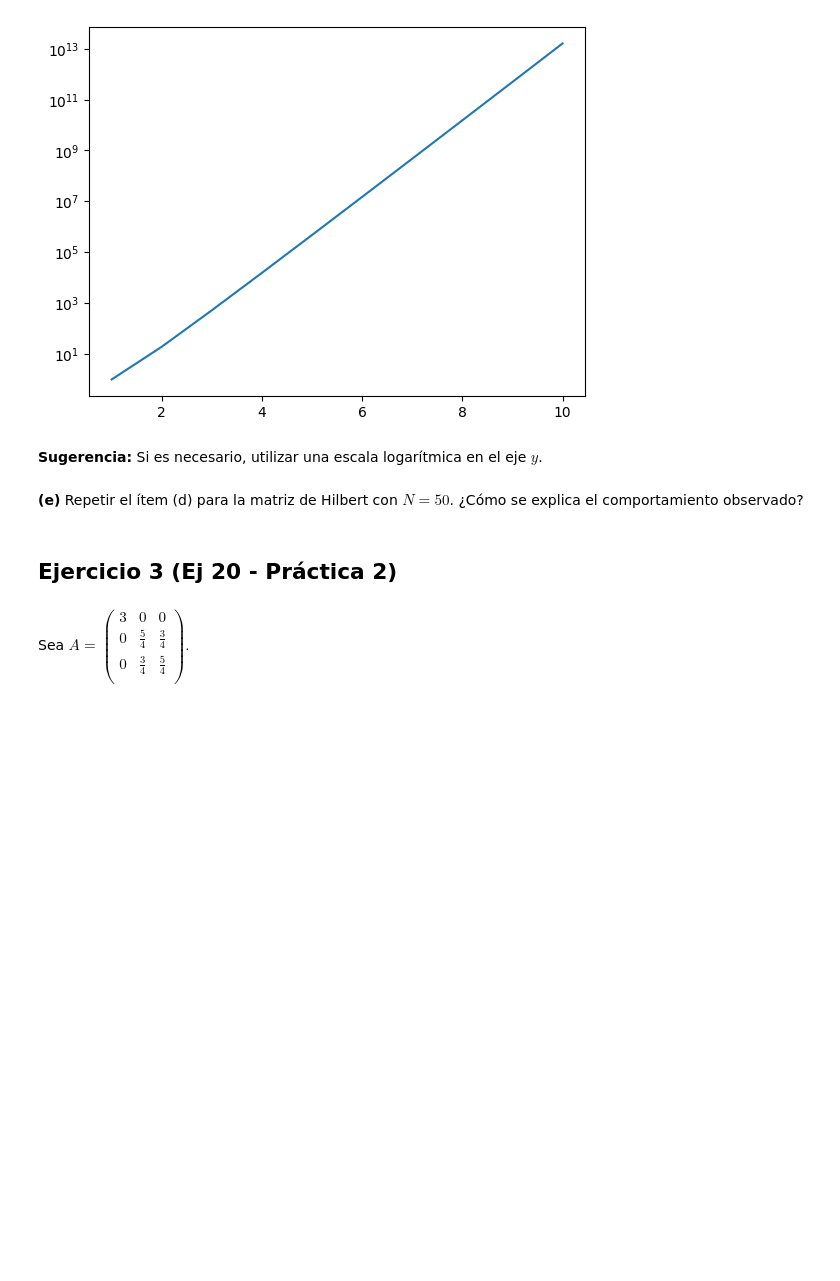
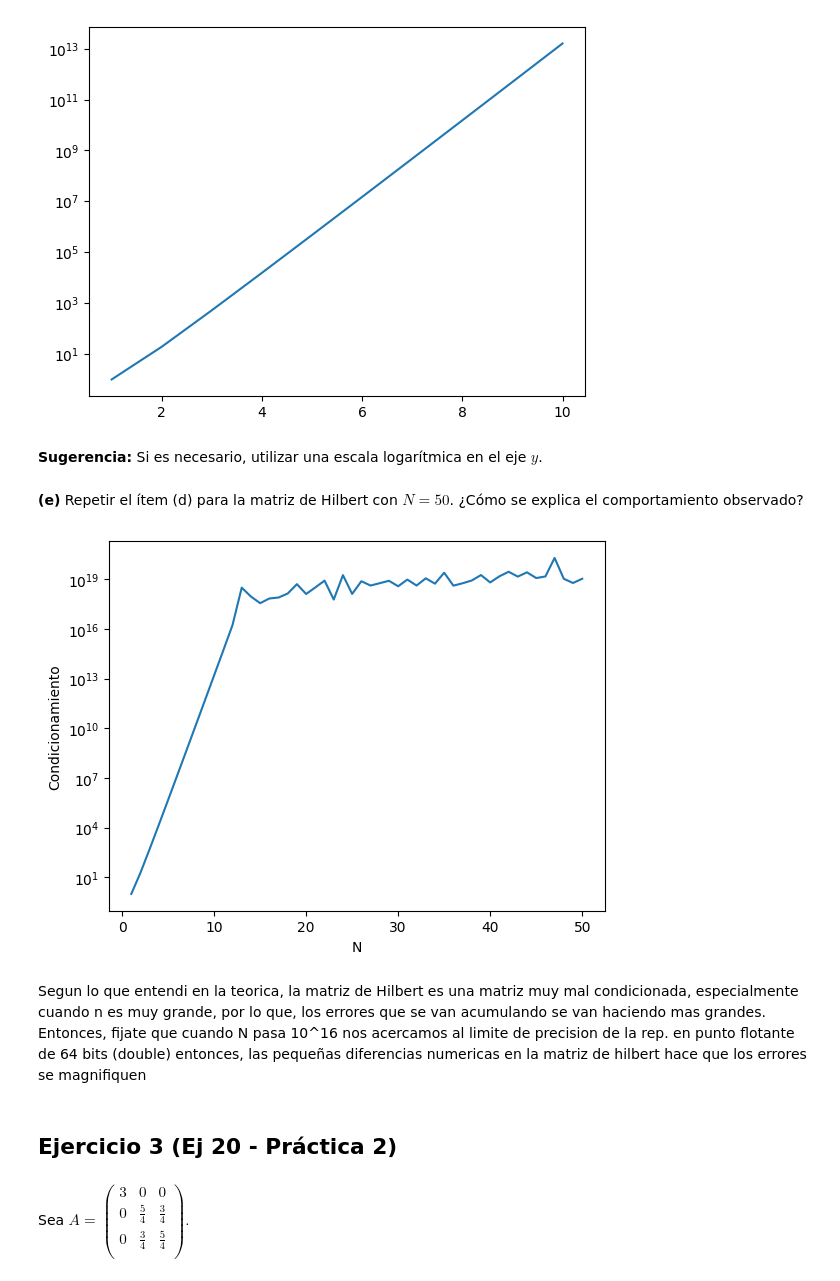
Before and after one commit to Gabrielnm7/ALC-FCEN_UBA, a Jupyter notebook: Laboratorio/Clase 4/nro_de_condicion.ipynb, the cells around one changed output. Cells and saved outputs as stored; diff of their text form; code cells hidden in the pictures; blank space fills up the shorter version.

```diff
--- a/Laboratorio/Clase 4/nro_de_condicion.ipynb
+++ b/Laboratorio/Clase 4/nro_de_condicion.ipynb
@@ -314,3 +311,21 @@ plt.show()
+# %%
+# Empezamos con A
+N = 50
+condiciones = vector_condicion(matriz_H, N)
+
+# Definir los valores de x e y para el gráfico
+x = range(1, N + 1)  # Valores de n desde 1 hasta N
+y = condiciones
+
+plt.plot(x, y)
+plt.xlabel("N")
+plt.ylabel("Condicionamiento")
+plt.yscale("log")
+plt.show()
+# %% [output]
+[figure, added]
+# %% [markdown]
+Segun lo que entendi en la teorica, la matriz de Hilbert es una matriz muy mal condicionada, especialmente cuando n es muy grande, por lo que, los errores que se van acumulando se van haciendo mas grandes. Entonces, fijate que cuando N pasa 10^16 nos acercamos al limite de precision de la rep. en punto flotante de 64 bits (double) entonces, las pequeñas diferencias numericas en la matriz de hilbert hace que los errores se magnifiquen
 # %% [markdown]
 ## Ejercicio 3 (Ej 20 - Práctica 2)
 # %% [markdown]
```
Also changed, not shown: parts of 4 cells of this notebook.
